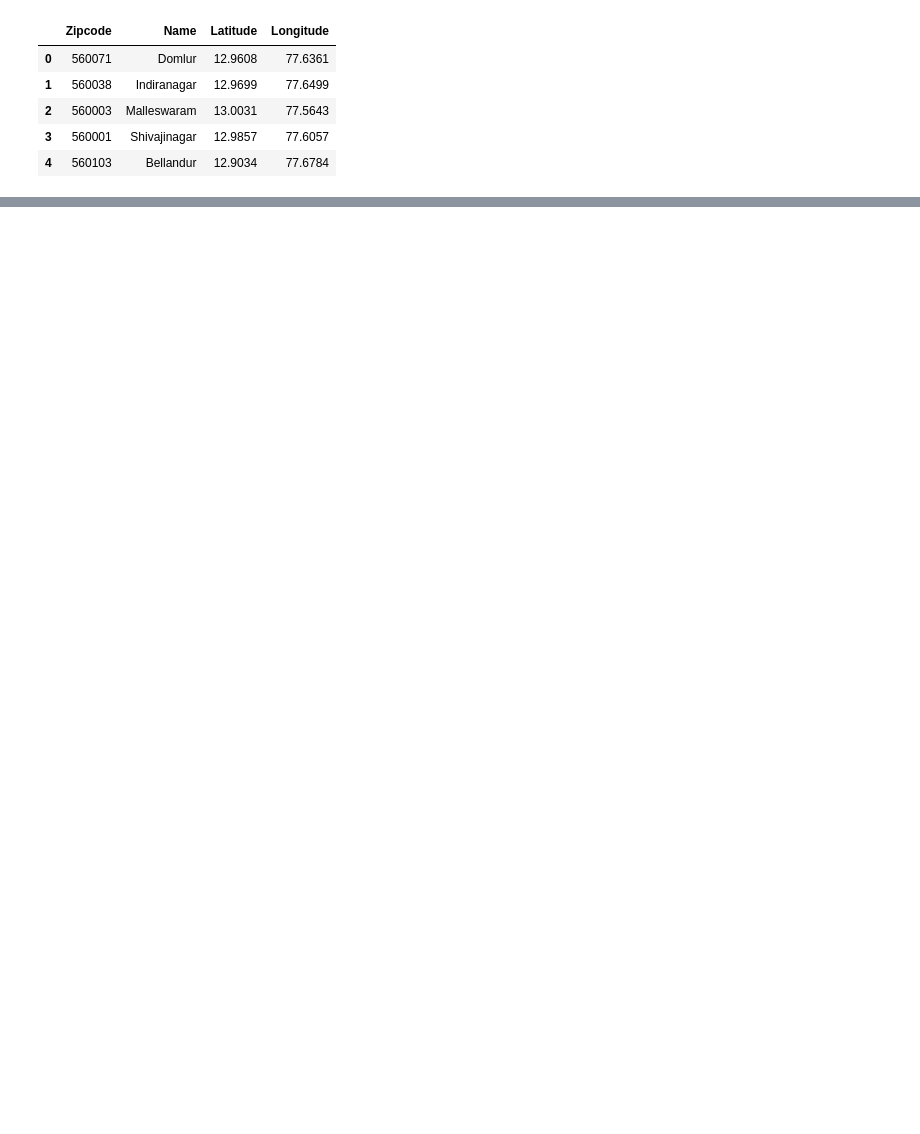
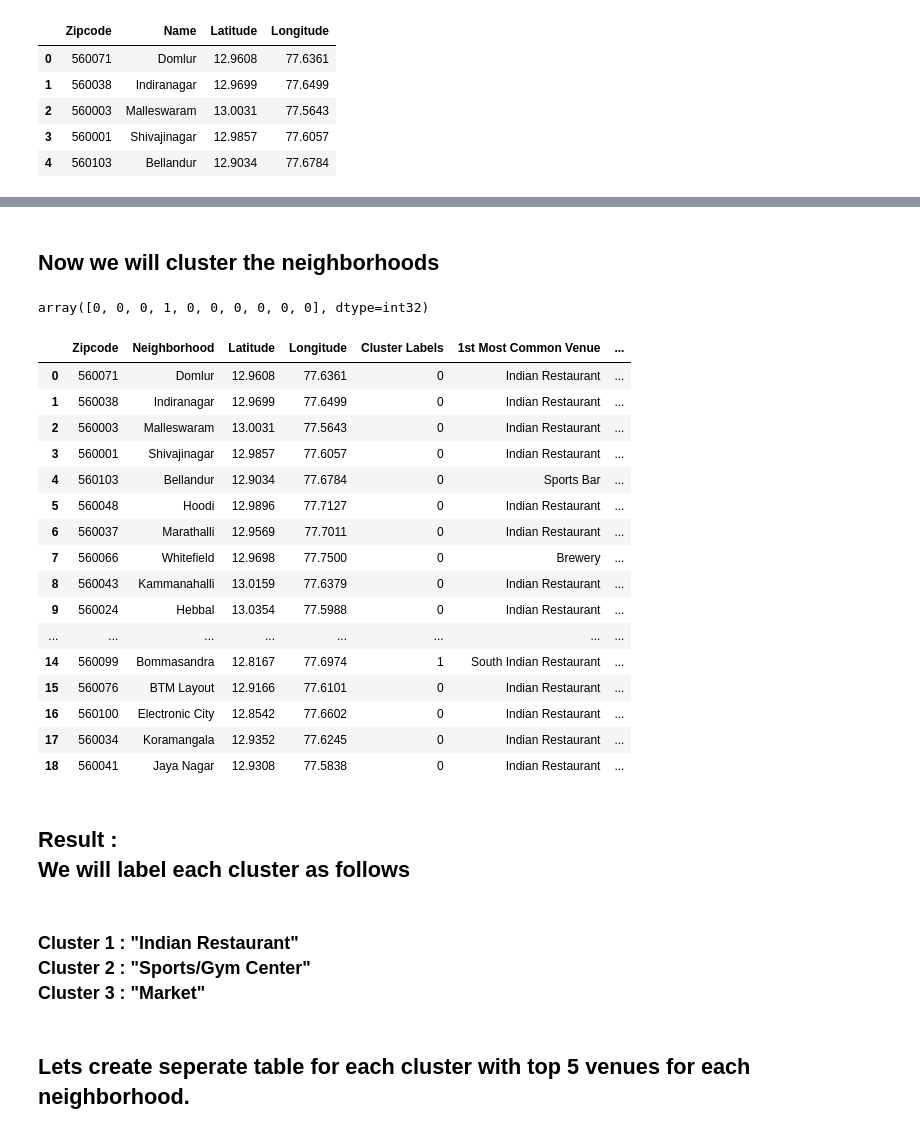
Before and after one commit to sarika1101/Coursera_Capstone, a Jupyter notebook: Final Project - The Battle of Neighborhoods.ipynb, the cells around one changed output, grey strips where cells are left out. Saved outputs shown, nothing was run; the diff lists cells and outputs as text; code cells hidden in the pictures; blank space fills up the shorter version.

```diff
--- a/Final Project - The Battle of Neighborhoods.ipynb
+++ b/Final Project - The Battle of Neighborhoods.ipynb
@@ -44,0 +309,50 @@ df_hy.head()
+# %% [markdown]
+## Now we will cluster the neighborhoods
+# %%
+# set number of clusters
+kclusters = 3
+
+bengaluru_grouped_clustering = bengaluru_grouped.drop('Neighborhood', 1)
+
+# run k-means clustering
+kmeans = KMeans(n_clusters=kclusters, random_state=0).fit(bengaluru_grouped_clustering)
+
+# check cluster labels generated for each row in the dataframe
+kmeans.labels_[0:10]
+# %% [output]
+array([0, 0, 0, 1, 0, 0, 0, 0, 0, 0], dtype=int32)
+# %%
+# add clustering labels
+neighborhoods_venues_sorted.insert(0, 'Cluster Labels', kmeans.labels_)
+# %%
+bengaluru_merged = df_blr
+bengaluru_merged.rename(columns={'Name' : 'Neighborhood'},inplace=True)
+# %%
+# merge bengaluru_grouped with df_blr to add latitude/longitude for each neighborhood
+bengaluru_merged = bengaluru_merged.join(neighborhoods_venues_sorted.set_index('Neighborhood'), on='Neighborhood')
+# %%
+bengaluru_merged
+# %% [output]
+|  | Zipcode | Neighborhood | Latitude | Longitude | Cluster Labels | 1st Most Common Venue | ... |
+| 0 | 560071 | Domlur | 12.9608 | 77.6361 | 0 | Indian Restaurant | ... |
+| 1 | 560038 | Indiranagar | 12.9699 | 77.6499 | 0 | Indian Restaurant | ... |
+| 2 | 560003 | Malleswaram | 13.0031 | 77.5643 | 0 | Indian Restaurant | ... |
+| 3 | 560001 | Shivajinagar | 12.9857 | 77.6057 | 0 | Indian Restaurant | ... |
+| 4 | 560103 | Bellandur | 12.9034 | 77.6784 | 0 | Sports Bar | ... |
+| 5 | 560048 | Hoodi | 12.9896 | 77.7127 | 0 | Indian Restaurant | ... |
+| 6 | 560037 | Marathalli | 12.9569 | 77.7011 | 0 | Indian Restaurant | ... |
+| 7 | 560066 | Whitefield | 12.9698 | 77.7500 | 0 | Brewery | ... |
+| 8 | 560043 | Kammanahalli | 13.0159 | 77.6379 | 0 | Indian Restaurant | ... |
+| 9 | 560024 | Hebbal | 13.0354 | 77.5988 | 0 | Indian Restaurant | ... |
+| ... | ... | ... | ... | ... | ... | ... | ... |
+| 14 | 560099 | Bommasandra | 12.8167 | 77.6974 | 1 | South Indian Restaurant | ... |
+| 15 | 560076 | BTM Layout | 12.9166 | 77.6101 | 0 | Indian Restaurant | ... |
+| 16 | 560100 | Electronic City | 12.8542 | 77.6602 | 0 | Indian Restaurant | ... |
+| 17 | 560034 | Koramangala | 12.9352 | 77.6245 | 0 | Indian Restaurant | ... |
+| 18 | 560041 | Jaya Nagar | 12.9308 | 77.5838 | 0 | Indian Restaurant | ... |
+# %% [markdown]
+## Result : <br> We will label each cluster as follows
+# %% [markdown]
+### Cluster 1 : "Indian Restaurant" <br> Cluster 2 : "Sports/Gym Center" <br>Cluster 3 : "Market"
+# %% [markdown]
+## Lets create seperate table for each cluster with top 5 venues for each neighborhood.
```
Also changed, not shown: parts of 47 cells of this notebook.
